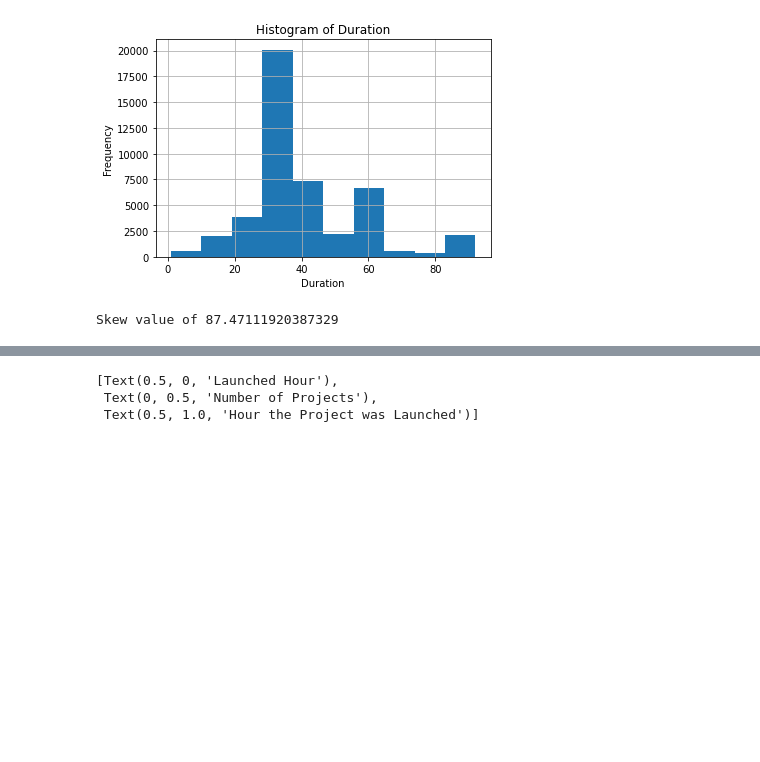
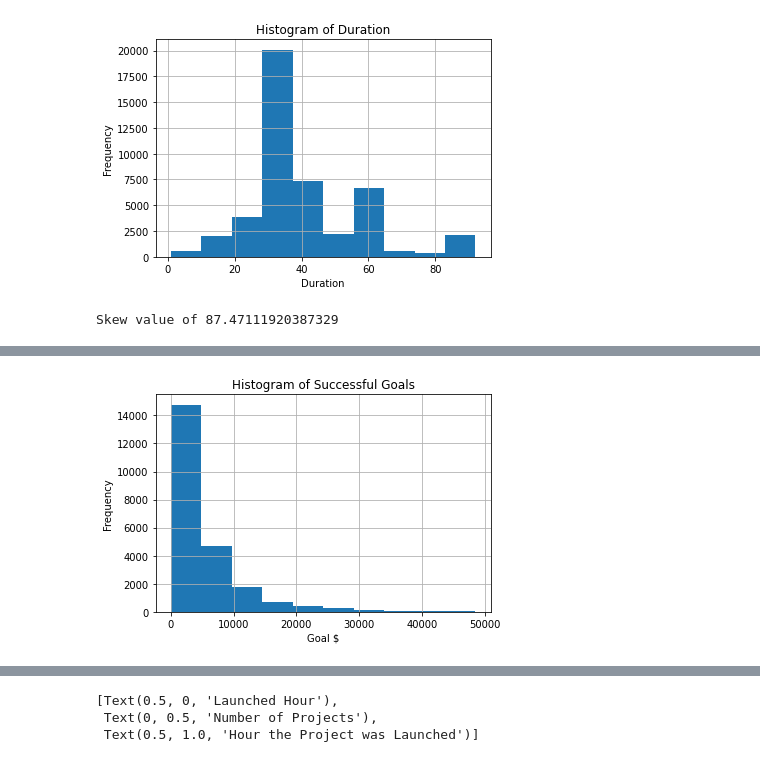
Before and after one commit to NicsLvl/GADSI, a Jupyter notebook: workings.ipynb, the cells around one changed output, grey strips where cells are left out. Cells and saved outputs as stored; diff of their text form; code cells hidden in the pictures; blank space fills up the shorter version.

```diff
--- a/workings.ipynb
+++ b/workings.ipynb
@@ -87,3 +96,13 @@ df_success.describe()
+# %%
+df_success_filtered = df_success.loc[df_success.goal<50000]
+plt.hist(df_success_filtered.goal,bins=10)
+plt.xlabel('Goal $')
+plt.ylabel('Frequency')
+plt.title('Histogram of Successful Goals')
+plt.grid(True)
+plt.show()
+# %% [output]
+[figure, added]
 # %%
 df_fail.describe()
 # %% [output]
```
Also changed, not shown: parts of 5 cells of this notebook, 1 other file.
